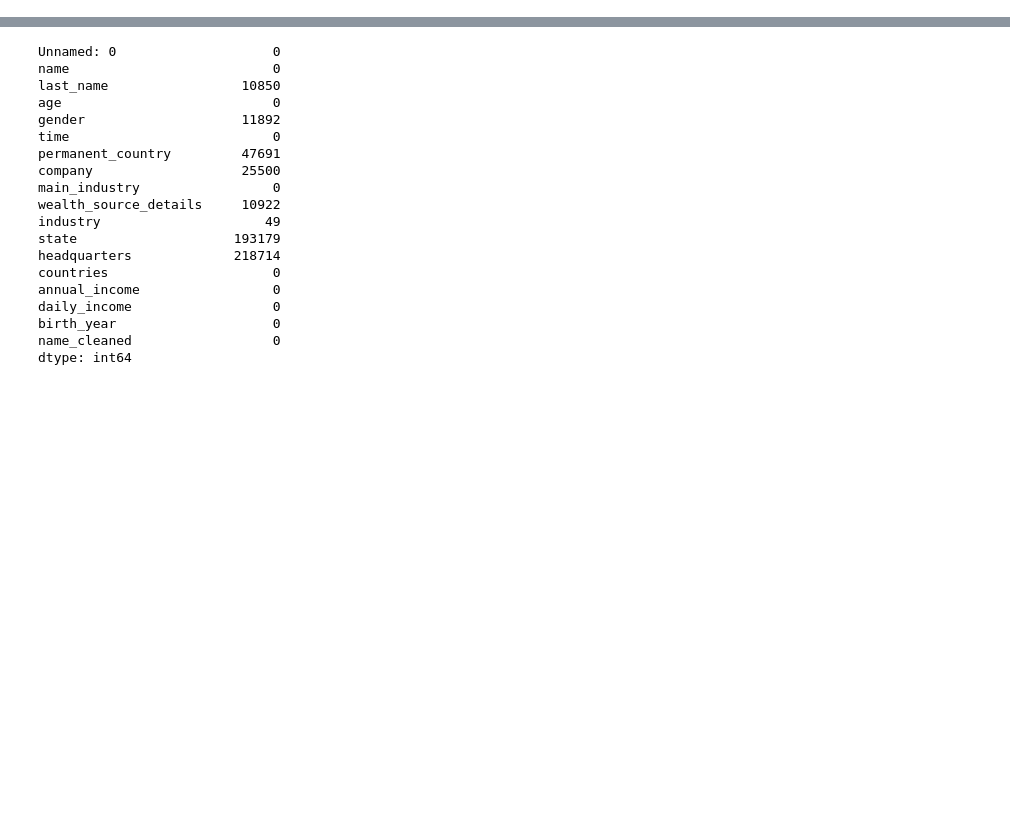
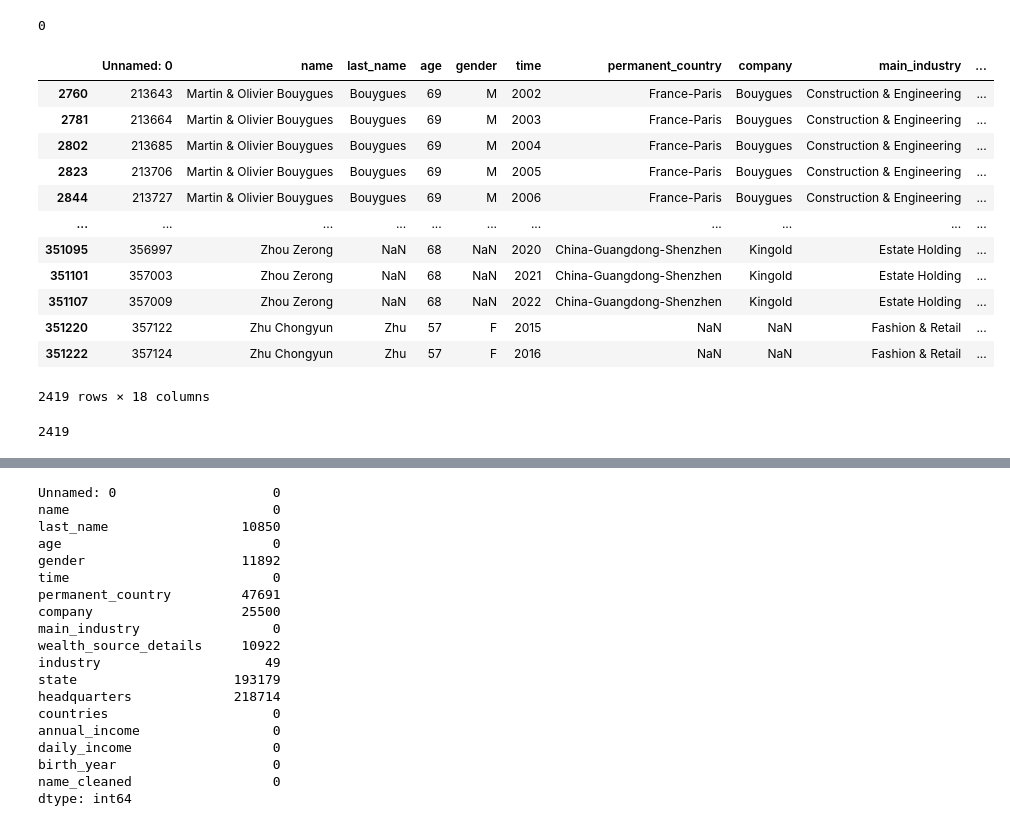
Before and after one commit to ludsonfelipe/billionaires_analysis, a Jupyter notebook: billionaires_analysis/Global Billionaire Wealth Analysis.ipynb, the cells around one changed output, grey strips where cells are left out. Cells and saved outputs as stored; diff of their text form; code cells hidden in the pictures; blank space fills up the shorter version.

```diff
--- a/billionaires_analysis/Global Billionaire Wealth Analysis.ipynb
+++ b/billionaires_analysis/Global Billionaire Wealth Analysis.ipynb
@@ -13 +99,35 @@ df = pd.read_csv('data/billionaire_list_20yrs.csv')
+# %%
+df.drop('Unnamed: 0', axis=1)
+# %% [output]
+0
+# %%
+df[df.duplicated(subset=['name', 'last_name', 'age', 'gender', 'time',
+       'permanent_country', 'company', 'main_industry',
+       'wealth_source_details', 'industry', 'state', 'headquarters',
+       'countries', 'annual_income', 'daily_income', 'birth_year',
+       'name_cleaned'])]
+# %% [output]
+|  | Unnamed: 0 | name | last_name | age | gender | time | permanent_country | company | main_industry | ... |
+| 2760 | 213643 | Martin & Olivier Bouygues | Bouygues | 69 | M | 2002 | France-Paris | Bouygues | Construction & Engineering | ... |
+| 2781 | 213664 | Martin & Olivier Bouygues | Bouygues | 69 | M | 2003 | France-Paris | Bouygues | Construction & Engineering | ... |
+| 2802 | 213685 | Martin & Olivier Bouygues | Bouygues | 69 | M | 2004 | France-Paris | Bouygues | Construction & Engineering | ... |
+| 2823 | 213706 | Martin & Olivier Bouygues | Bouygues | 69 | M | 2005 | France-Paris | Bouygues | Construction & Engineering | ... |
+| 2844 | 213727 | Martin & Olivier Bouygues | Bouygues | 69 | M | 2006 | France-Paris | Bouygues | Construction & Engineering | ... |
+| ... | ... | ... | ... | ... | ... | ... | ... | ... | ... | ... |
+| 351095 | 356997 | Zhou Zerong | NaN | 68 | NaN | 2020 | China-Guangdong-Shenzhen | Kingold | Estate Holding | ... |
+| 351101 | 357003 | Zhou Zerong | NaN | 68 | NaN | 2021 | China-Guangdong-Shenzhen | Kingold | Estate Holding | ... |
+| 351107 | 357009 | Zhou Zerong | NaN | 68 | NaN | 2022 | China-Guangdong-Shenzhen | Kingold | Estate Holding | ... |
+| 351220 | 357122 | Zhu Chongyun | Zhu | 57 | F | 2015 | NaN | NaN | Fashion & Retail | ... |
+| 351222 | 357124 | Zhu Chongyun | Zhu | 57 | F | 2016 | NaN | NaN | Fashion & Retail | ... |
+2419 rows × 18 columns
+# %%
+df.duplicated(subset=['name', 'last_name', 'age', 'gender', 'time',
+       'permanent_country', 'company', 'main_industry',
+       'wealth_source_details', 'industry', 'state', 'headquarters',
+       'countries', 'annual_income', 'daily_income', 'birth_year',
+       'name_cleaned']).sum()
+
+df.drop_duplicates()
+# %% [output]
+2419
 # %%
```
Also changed, not shown: parts of 15 cells of this notebook.
